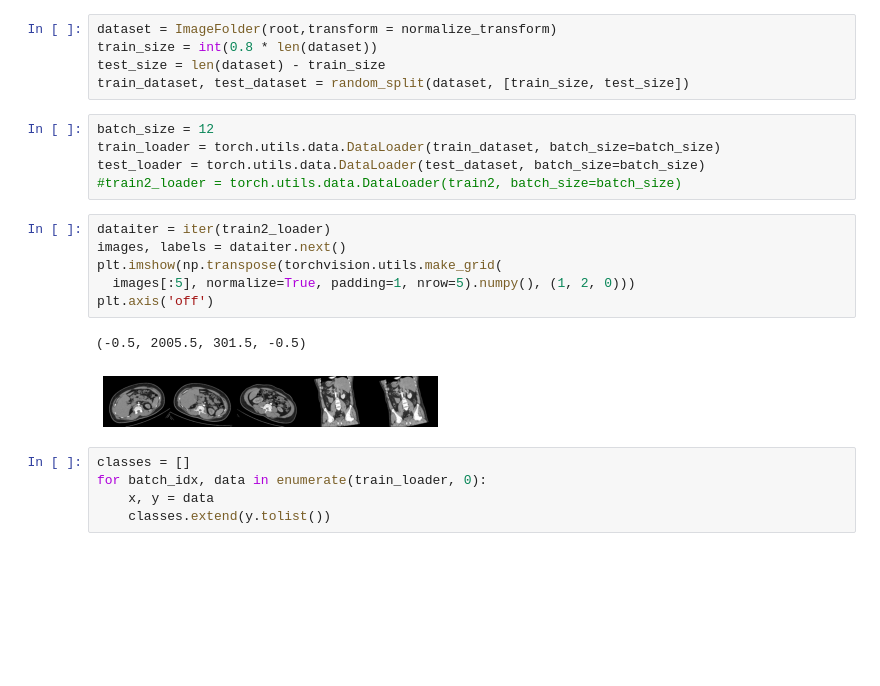
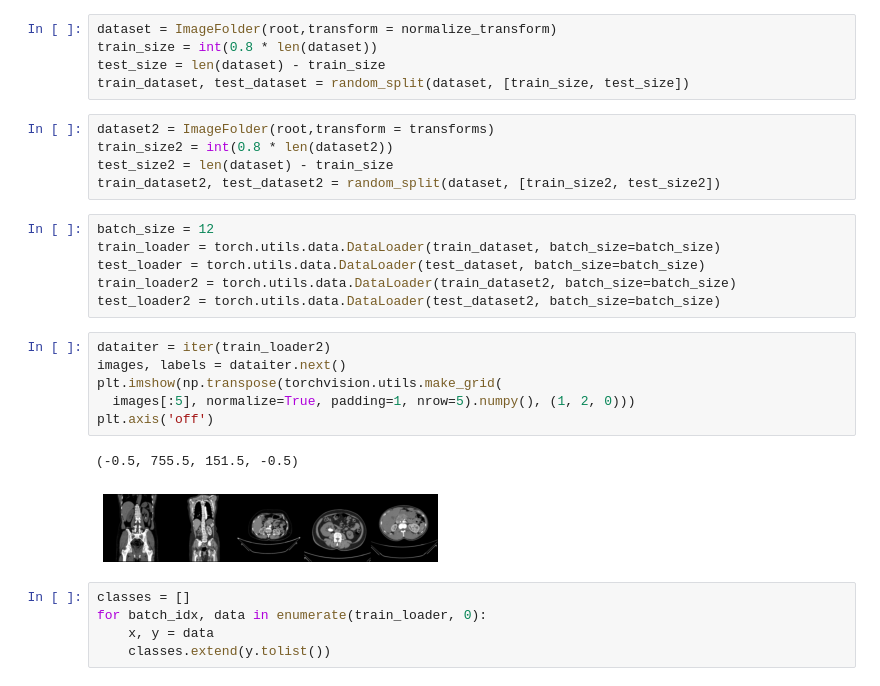
Before and after one commit to DeusLicht/Research_Project, a Jupyter notebook: Project.ipynb, the cells around one changed output. Drawn from its saved outputs; the diff is of its cells as text; blank space fills up the shorter version.

```diff
--- a/Project.ipynb
+++ b/Project.ipynb
@@ -53,20 +53,26 @@ dataset = ImageFolder(root,transform = normalize_transform)
 train_size = int(0.8 * len(dataset))
 test_size = len(dataset) - train_size
 train_dataset, test_dataset = random_split(dataset, [train_size, test_size])
+# %%
+dataset2 = ImageFolder(root,transform = transforms)
+train_size2 = int(0.8 * len(dataset2))
+test_size2 = len(dataset) - train_size
+train_dataset2, test_dataset2 = random_split(dataset, [train_size2, test_size2])
 # %%
 batch_size = 12
 train_loader = torch.utils.data.DataLoader(train_dataset, batch_size=batch_size)
 test_loader = torch.utils.data.DataLoader(test_dataset, batch_size=batch_size)
-#train2_loader = torch.utils.data.DataLoader(train2, batch_size=batch_size)
+train_loader2 = torch.utils.data.DataLoader(train_dataset2, batch_size=batch_size)
+test_loader2 = torch.utils.data.DataLoader(test_dataset2, batch_size=batch_size)
 # %%
-dataiter = iter(train2_loader)
+dataiter = iter(train_loader2)
 images, labels = dataiter.next()
 plt.imshow(np.transpose(torchvision.utils.make_grid(
   images[:5], normalize=True, padding=1, nrow=5).numpy(), (1, 2, 0)))
 plt.axis('off')
 # %% [output]
-(-0.5, 2005.5, 301.5, -0.5)
+(-0.5, 755.5, 151.5, -0.5)
-[figure, old version]
+[figure, new version]
 # %%
 classes = []
 for batch_idx, data in enumerate(train_loader, 0):
```
Also changed, not shown: parts of 11 cells of this notebook.
